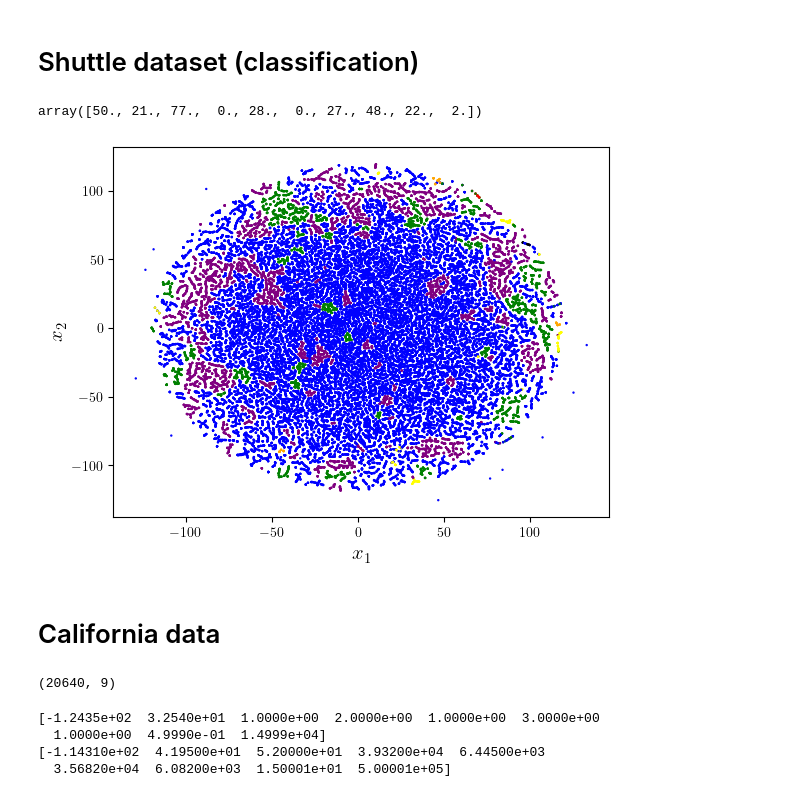
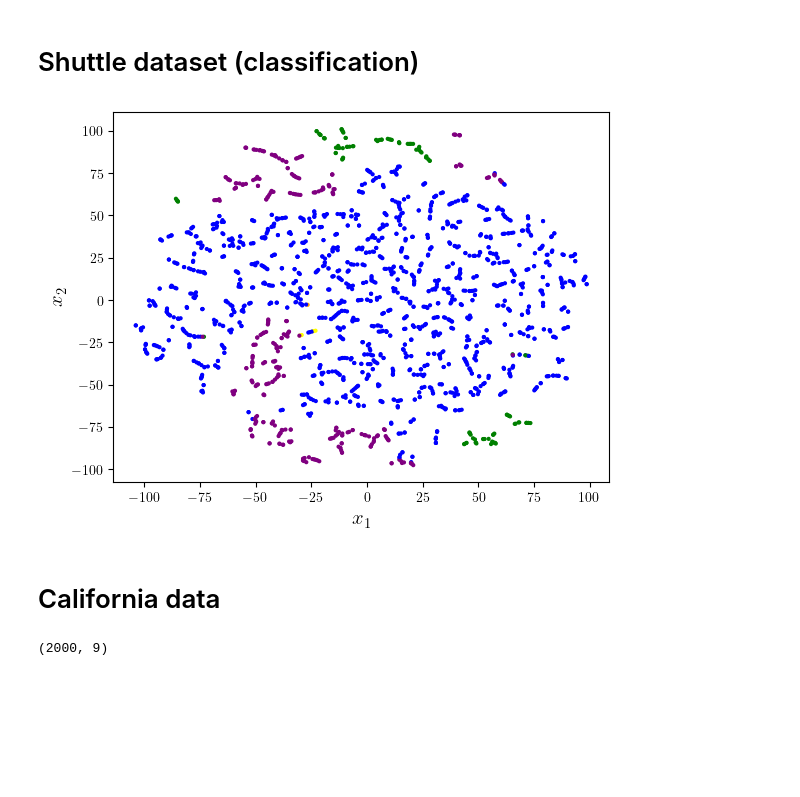
Before and after one commit to ThibeauWouters/MAI, a Jupyter notebook: SVM/Assignment3/assignment3.ipynb, the cells around one changed output. Drawn from its saved outputs; the diff is of its cells as text; code cells hidden in the pictures; blank space fills up the shorter version.

```diff
--- a/SVM/Assignment3/assignment3.ipynb
+++ b/SVM/Assignment3/assignment3.ipynb
@@ -362,13 +347,16 @@ plt.show()
 [figure]
 # %% [markdown]
 # Shuttle dataset (classification)
+# %%
+N = 2000
+s=4
+colors = ["blue", "orange", "yellow", "purple", "green", "red", "black"]
 # %%
 from sklearn.manifold import TSNE
 # %%
 shuttle = np.loadtxt("Data/shuttle.dat", delimiter=",")
-shuttle[0]
+indices = np.random.choice(len(shuttle), size=N, replace=False)
+shuttle = shuttle[indices]
-# %% [output]
-array([50., 21., 77.,  0., 28.,  0., 27., 48., 22.,  2.])
 # %%
 X = shuttle[:, 0:8]
 y = shuttle[:, 9]
@@ -379,28 +363,23 @@ colors = ["blue", "orange", "yellow", "purple", "green", "red", "black"]
 # %%
+X_embedded = TSNE(n_components = 2, learning_rate = 'auto', init = 'random', perplexity = 3).fit_transform(X)
 color_vec = [colors[int(i - 1)] for i in y]
-plt.scatter(X_embedded[:, 0], X_embedded[:, 1], s=0.5, c=color_vec)
+plt.scatter(X_embedded[:, 0], X_embedded[:, 1], s=s, c=color_vec)
 # plt.title("Shuttle (T-SNE)")
 plt.xlabel(r"$x_1$", fontsize=fs)
 plt.ylabel(r"$x_2$", fontsize=fs)
 plt.savefig("Plots/shuttle_tsne.pdf", bbox_inches = 'tight')
 plt.show()
 # %% [output]
-[figure, old version]
+[figure, new version]
 # %% [markdown]
 # California data
 # %%
 california = np.loadtxt("Data/california.dat", delimiter=",")
+indices = np.random.choice(len(california), size=N, replace=False)
+california = california[indices]
 california.shape
 # %% [output]
-(20640, 9)
+(2000, 9)
-# %%
-print(np.min(california, axis=0))
-print(np.max(california, axis=0))
-# %% [output]
-[-1.2435e+02  3.2540e+01  1.0000e+00  2.0000e+00  1.0000e+00  3.0000e+00
-  1.0000e+00  4.9990e-01  1.4999e+04]
-[-1.14310e+02  4.19500e+01  5.20000e+01  3.93200e+04  6.44500e+03
-  3.56820e+04  6.08200e+03  1.50001e+01  5.00001e+05]
 # %%
 X = california[:, 0:7]
 y = california[:, -1]
```
Also changed, not shown: parts of 11 cells of this notebook, 15 other files.
